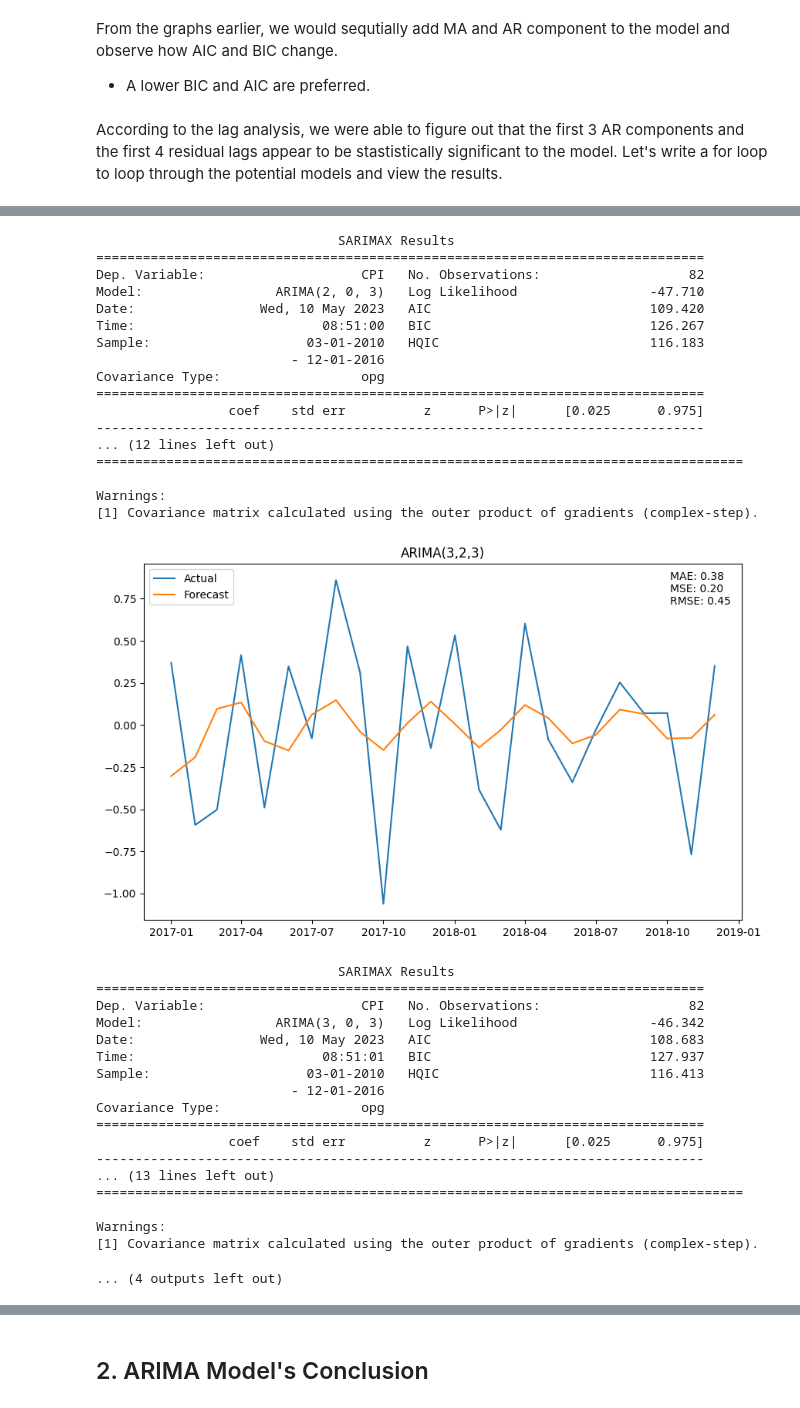
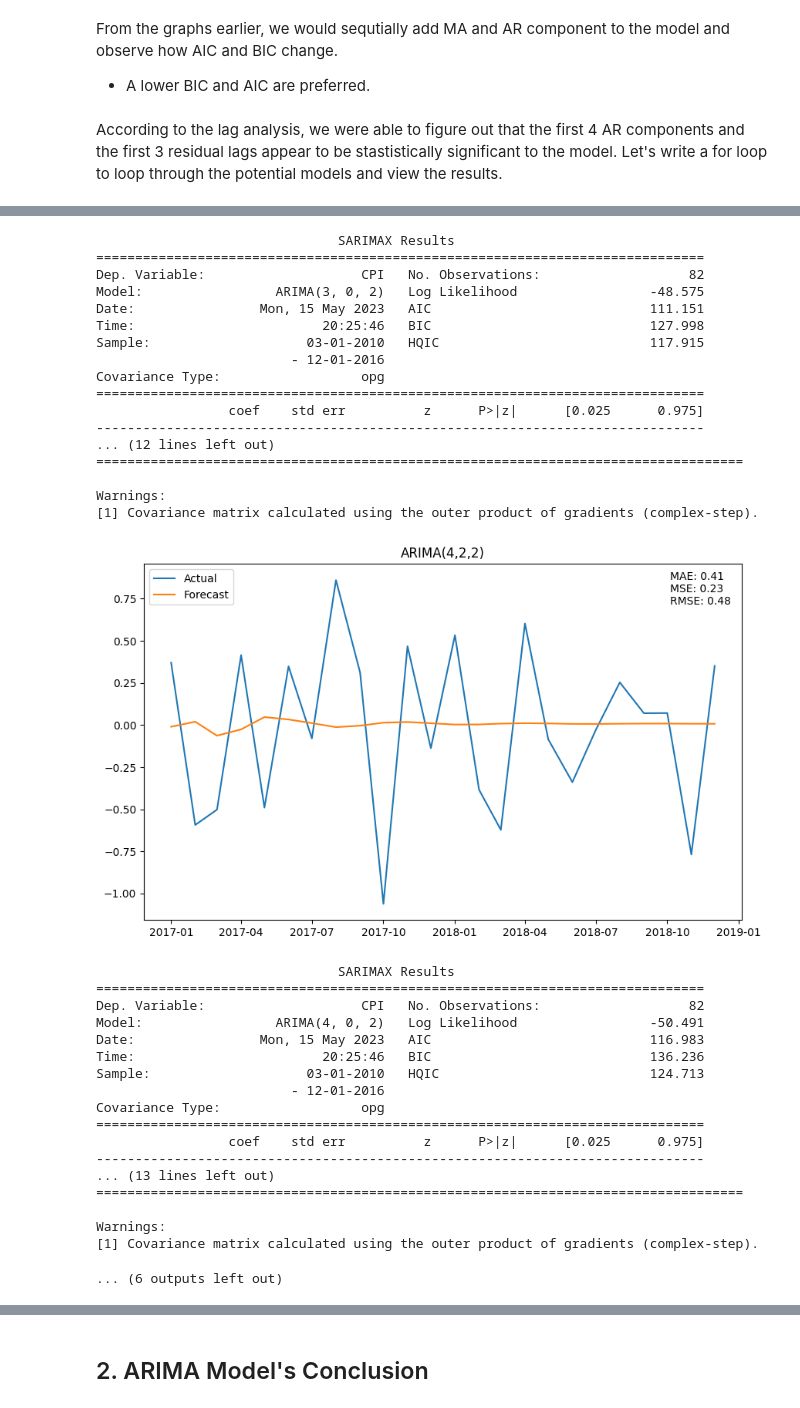
Before and after one commit to namtran6701/Inflation_Prediction, a Jupyter notebook: project_3.ipynb, the cells around one changed output, grey strips where cells are left out. Cells and saved outputs as stored; diff of their text form; code cells hidden in the pictures.

Commit message:
arima fix

```diff
--- a/project_3.ipynb
+++ b/project_3.ipynb
@@ -545,3 +556,20 @@ rmse = np.sqrt(mse)
 print(f"MAE: {mae:.2f}, MSE: {mse:.2f}, RMSE: {rmse:.2f}")
 # %% [output]
 MAE: 0.41, MSE: 0.24, RMSE: 0.49
+# %%
+# Prediction on the test set
+base_arima_test_pred = base_model.forecast(steps=36)
+
+# Only account for the last 12 months
+base_arima_test_pred = base_arima_test_pred[-12:]
+
+mae = np.mean(np.abs(base_arima_test_pred - test))
+mse = np.mean((base_arima_test_pred - test)**2)
+rmse = np.sqrt(mse)
+
+# Print evaluation metrics
+print(f"MAE: {mae:.2f}, MSE: {mse:.2f}, RMSE: {rmse:.2f}")
+
+# Calculate the variance of the base_arima_test_pred
+base_arima_test_pred_var = np.var(base_arima_test_pred)
+print('Variance of the base_arima_test_pred: ', base_arima_test_pred_var)
@@ -556,10 +587,10 @@ From the graphs earlier, we would sequtially add MA and AR component to the mode
 
 - A lower BIC and AIC are preferred.
 # %% [markdown]
-According to the lag analysis, we were able to figure out that the first 3 AR components and the first 4 residual lags appear to be stastistically significant to the model. Let's write a for loop to loop through the potential models and view the results.
+According to the lag analysis, we were able to figure out that the first 4 AR components and the first 3 residual lags appear to be stastistically significant to the model. Let's write a for loop to loop through the potential models and view the results.
 # %%
-ar = [2,3]
-ma = [1,2,3,4]
+ar = [2,3,4]
+ma = [1,2,3,]
 
 for i in ma:
 
@@ -676,28 +707,28 @@ Warnings:
                                SARIMAX Results
 ==============================================================================
 Dep. Variable:                    CPI   No. Observations:                   82
-Model:                 ARIMA(2, 0, 3)   Log Likelihood                 -47.710
-Date:                Wed, 10 May 2023   AIC                            109.420
-Time:                        08:51:00   BIC                            126.267
-Sample:                    03-01-2010   HQIC                           116.183
+Model:                 ARIMA(3, 0, 2)   Log Likelihood                 -48.575
+Date:                Mon, 15 May 2023   AIC                            111.151
+Time:                        20:25:46   BIC                            127.998
+Sample:                    03-01-2010   HQIC                           117.915
                          - 12-01-2016
 Covariance Type:                  opg
 ==============================================================================
                  coef    std err          z      P>|z|      [0.025      0.975]
 ------------------------------------------------------------------------------
 ... (12 lines left out)
 ===================================================================================
 
 Warnings:
 [1] Covariance matrix calculated using the outer product of gradients (complex-step).
-[figure, old version]
+[figure, new version]
                                SARIMAX Results
 ==============================================================================
 Dep. Variable:                    CPI   No. Observations:                   82
-Model:                 ARIMA(3, 0, 3)   Log Likelihood                 -46.342
-Date:                Wed, 10 May 2023   AIC                            108.683
-Time:                        08:51:01   BIC                            127.937
-Sample:                    03-01-2010   HQIC                           116.413
+Model:                 ARIMA(4, 0, 2)   Log Likelihood                 -50.491
+Date:                Mon, 15 May 2023   AIC                            116.983
+Time:                        20:25:46   BIC                            136.236
+Sample:                    03-01-2010   HQIC                           124.713
                          - 12-01-2016
 Covariance Type:                  opg
 ==============================================================================
@@ -708,4 +739,4 @@ Covariance Type:                  opg
 
 Warnings:
 [1] Covariance matrix calculated using the outer product of gradients (complex-step).
-... (4 outputs left out)
+... (6 outputs left out)
```
Also changed, not shown: parts of 48 cells of this notebook.
